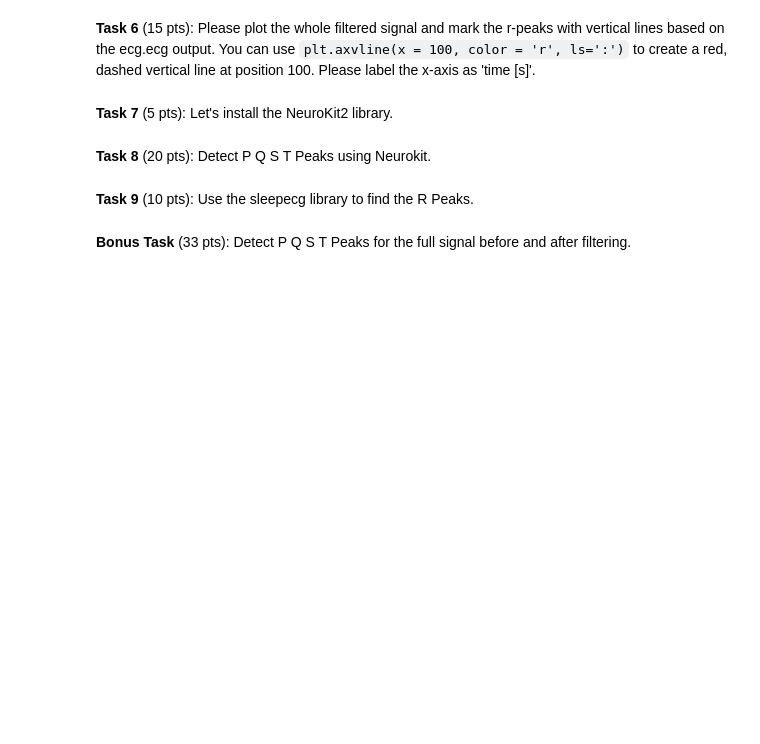
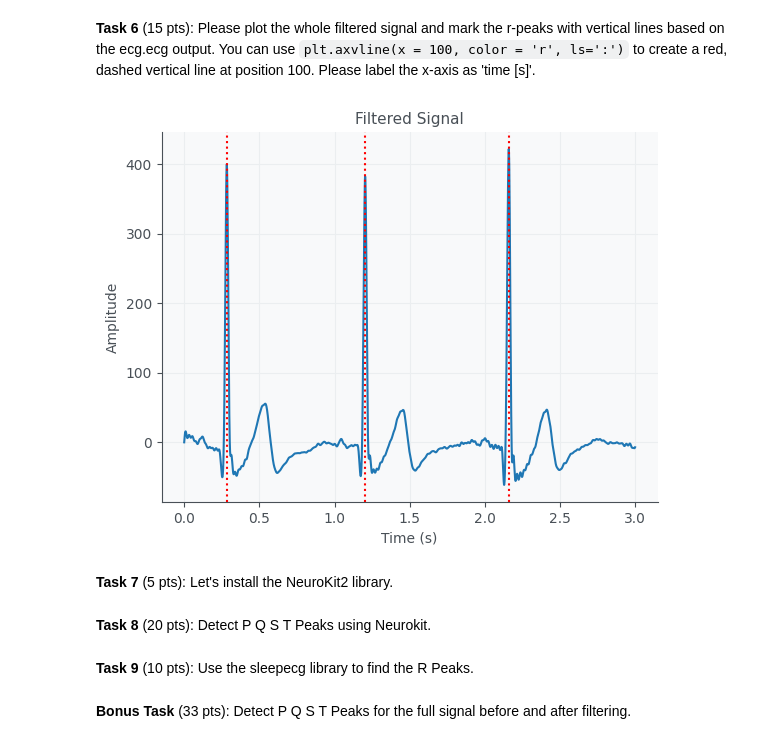
Before and after one commit to aidanrem/cs666student, a Jupyter notebook: CS666_Assignment_1.ipynb, the cells around one changed output. Saved outputs shown, nothing was run; the diff lists cells and outputs as text; code cells hidden in the pictures; blank space fills up the shorter version.

```diff
--- a/CS666_Assignment_1.ipynb
+++ b/CS666_Assignment_1.ipynb
@@ -39,3 +107,17 @@ SECONDS = 0 ### TODO!
+# %%
+t = np.arange(0, 3, 1/SAMPLING_RATE)
+filtered_peaks = processed_signal['rpeaks'][processed_signal['rpeaks']<3*SAMPLING_RATE]
+
+plt.plot(t, processed_signal['filtered'][:len(t)])
+
+for peak in filtered_peaks:
+  plt.axvline(x = peak/SAMPLING_RATE, color = 'r', ls=':')
+plt.title('Filtered Signal')
+plt.xlabel('Time (s)')
+plt.ylabel('Amplitude')
+plt.show()
+# %% [output]
+[figure, added]
 # %% [markdown]
 **Task 7** (5 pts): Let's install the NeuroKit2 library.
 # %%
```
Also changed, not shown: parts of 14 cells of this notebook.
